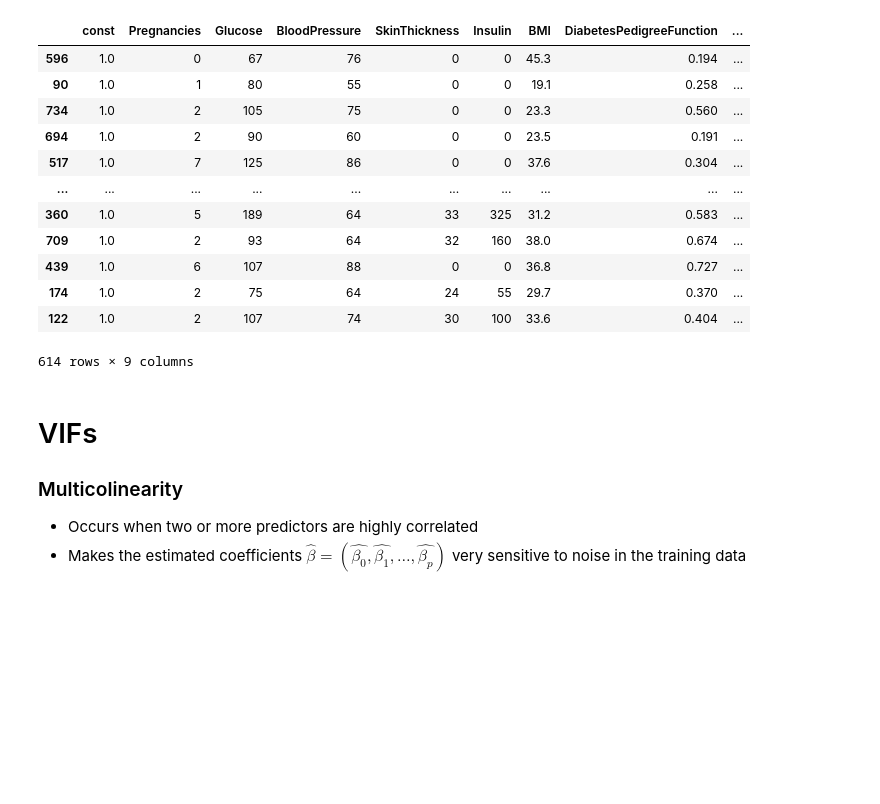
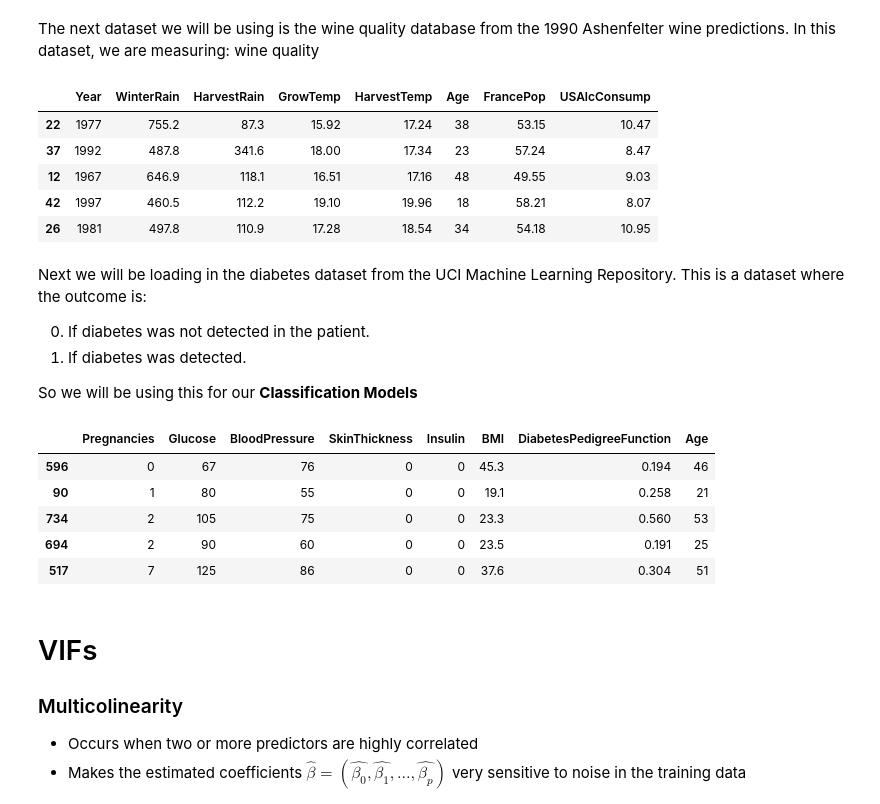
Before and after one commit to z14r4/MachineLearningModels, a Jupyter notebook: ModelingFunctions.ipynb, the cells around one changed output. Saved outputs shown, nothing was run; the diff lists cells and outputs as text; code cells hidden in the pictures; blank space fills up the shorter version.

Commit message:
Add files via upload
Finished model evaluation section, reorganized a bit. Still need to add more written information to markdowns.

```diff
--- a/ModelingFunctions.ipynb
+++ b/ModelingFunctions.ipynb
@@ -18,38 +21,55 @@ from sklearn.metrics import confusion_matrix
+# %%
+from sklearn.model_selection import train_test_split
+
+#This function will split the dataset into training and testing sets
+def split(dataset, target_col):
+    data_train, data_test = train_test_split(dataset, test_size=0.2, random_state=4, shuffle=True)
+
+    #X_train = sm.add_constant(data_train.drop(columns=[target_col]))
+    X_train = data_train.drop(columns=[target_col])
+    y_train = data_train[target_col]
+
+    #X_test = sm.add_constant(data_test.drop(columns=[target_col]))
+    X_test = data_test.drop(columns=[target_col])
+    y_test = data_test[target_col]
+    return X_train, X_test, y_train, y_test
+# %% [markdown]
+The next dataset we will be using is the wine quality database from the 1990 Ashenfelter wine predictions. In this dataset, we are measuring:
+wine quality
+# %%
+#Import dataset
+wine_data = pd.read_csv("142a/Datasets/wine_agg.csv")
+
+X_train_w, X_test_w, y_train_w, y_test_w = split(wine_data, "LogAuctionIndex")
+X_train_w.head()
+# %% [output]
+|  | Year | WinterRain | HarvestRain | GrowTemp | HarvestTemp | Age | FrancePop | USAlcConsump |
+| 22 | 1977 | 755.2 | 87.3 | 15.92 | 17.24 | 38 | 53.15 | 10.47 |
+| 37 | 1992 | 487.8 | 341.6 | 18.00 | 17.34 | 23 | 57.24 | 8.47 |
+| 12 | 1967 | 646.9 | 118.1 | 16.51 | 17.16 | 48 | 49.55 | 9.03 |
+| 42 | 1997 | 460.5 | 112.2 | 19.10 | 19.96 | 18 | 58.21 | 8.07 |
+| 26 | 1981 | 497.8 | 110.9 | 17.28 | 18.54 | 34 | 54.18 | 10.95 |
+# %% [markdown]
+Next we will be loading in the diabetes dataset from the UCI Machine Learning Repository.
+This is a dataset where the outcome is:
+
+0. If diabetes was not detected in the patient.
+1. If diabetes was detected.
+
+So we will be using this for our __Classification Models__
 # %%
 #Import dataset
-#For this example, we will use the diabetes dataset from the UCI Machine Learning Repository
 diabetes_data = pd.read_csv("142a/Datasets/diabetes_dataset.csv")
 
-#This function will split the dataset into training and testing sets
-#It will also add a constant to the training and testing sets for the intercept in the regression model
-#This function also
-def split(dataset, target_col):
-    data_train, data_test = train_test_split(dataset, test_size=0.2, random_state=4, shuffle=True)
-    #X = all columns except what we are trying to predict
-    #y = column we are trying to predict
-    X_train = sm.add_constant(data_train.drop(columns=[target_col]))
-    y_train = data_train[target_col]
-
-    X_test = sm.add_constant(data_test.drop(columns=[target_col]))
-    y_test = data_test[target_col]
-    return X_train, X_test, y_train, y_test
-
-X_train, X_test, y_train, y_testsplit = split(diabetes_data, "Outcome")
-X_train
+X_train_d, X_test_d, y_train_d, y_test_d = split(diabetes_data, "Outcome")
+X_train_d.head()
 # %% [output]
-|  | const | Pregnancies | Glucose | BloodPressure | SkinThickness | Insulin | BMI | DiabetesPedigreeFunction | ... |
-| 596 | 1.0 | 0 | 67 | 76 | 0 | 0 | 45.3 | 0.194 | ... |
-| 90 | 1.0 | 1 | 80 | 55 | 0 | 0 | 19.1 | 0.258 | ... |
-| 734 | 1.0 | 2 | 105 | 75 | 0 | 0 | 23.3 | 0.560 | ... |
-| 694 | 1.0 | 2 | 90 | 60 | 0 | 0 | 23.5 | 0.191 | ... |
-| 517 | 1.0 | 7 | 125 | 86 | 0 | 0 | 37.6 | 0.304 | ... |
-| ... | ... | ... | ... | ... | ... | ... | ... | ... | ... |
-| 360 | 1.0 | 5 | 189 | 64 | 33 | 325 | 31.2 | 0.583 | ... |
-| 709 | 1.0 | 2 | 93 | 64 | 32 | 160 | 38.0 | 0.674 | ... |
-| 439 | 1.0 | 6 | 107 | 88 | 0 | 0 | 36.8 | 0.727 | ... |
-| 174 | 1.0 | 2 | 75 | 64 | 24 | 55 | 29.7 | 0.370 | ... |
-| 122 | 1.0 | 2 | 107 | 74 | 30 | 100 | 33.6 | 0.404 | ... |
+|  | Pregnancies | Glucose | BloodPressure | SkinThickness | Insulin | BMI | DiabetesPedigreeFunction | Age |
+| 596 | 0 | 67 | 76 | 0 | 0 | 45.3 | 0.194 | 46 |
+| 90 | 1 | 80 | 55 | 0 | 0 | 19.1 | 0.258 | 21 |
+| 734 | 2 | 105 | 75 | 0 | 0 | 23.3 | 0.560 | 53 |
+| 694 | 2 | 90 | 60 | 0 | 0 | 23.5 | 0.191 | 25 |
+| 517 | 7 | 125 | 86 | 0 | 0 | 37.6 | 0.304 | 51 |
-614 rows × 9 columns
 # %% [markdown]
 # VIFs
 
```
Also changed, not shown: parts of 26 cells of this notebook.
